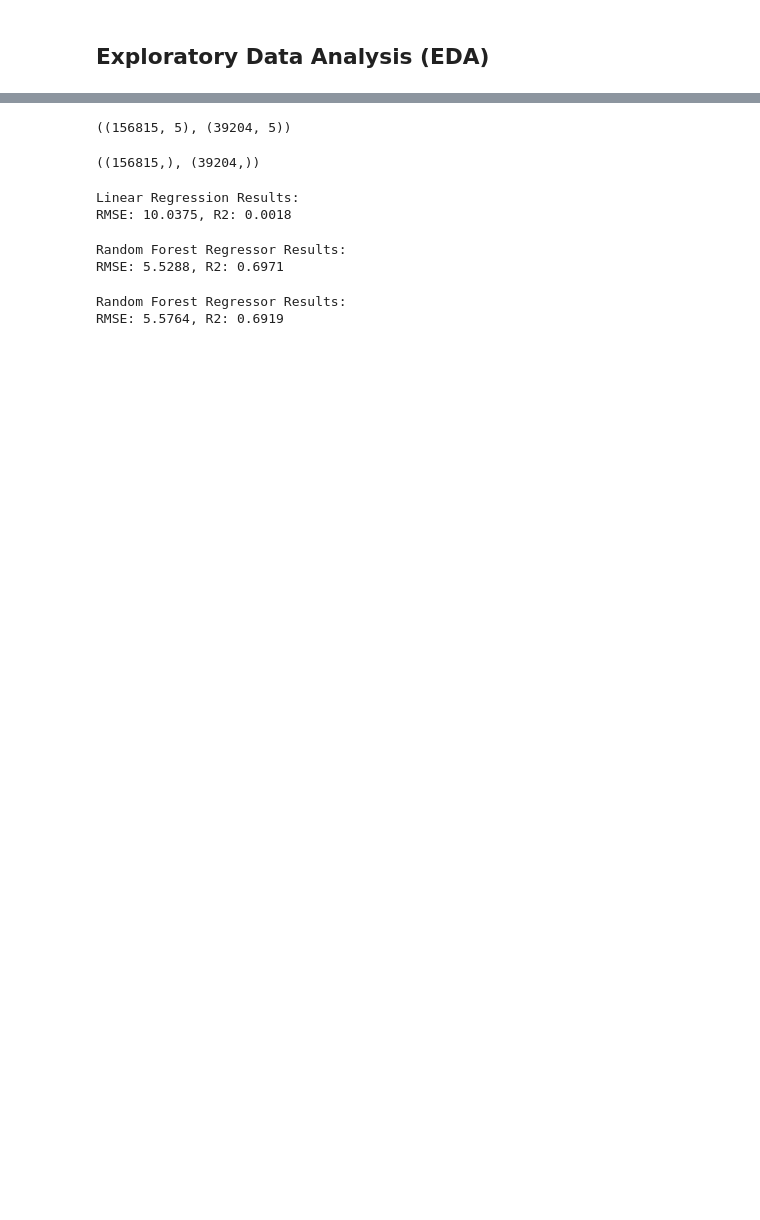
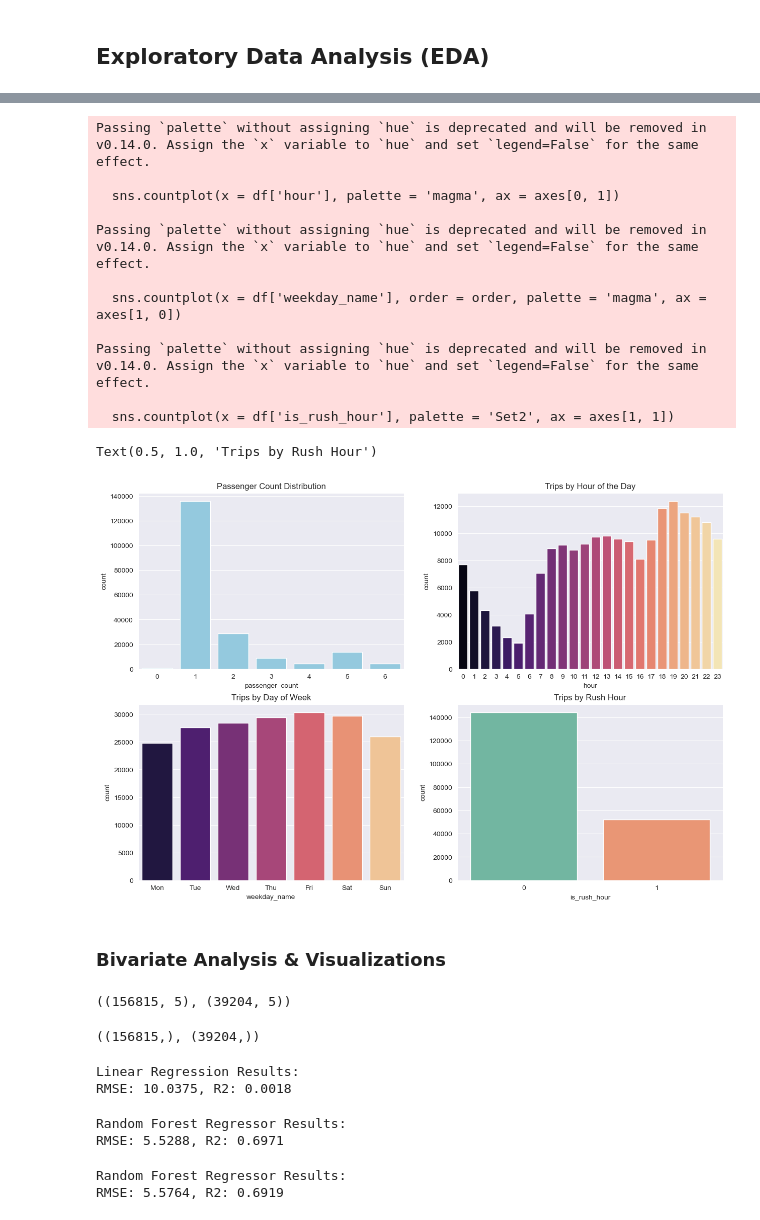
Before and after one commit to junaidazhar42/Uber-Fare-Prediction, a Jupyter notebook: main.ipynb, the cells around one changed output, grey strips where cells are left out. Cells and saved outputs as stored; diff of their text form; code cells hidden in the pictures; blank space fills up the shorter version.

```diff
--- a/main.ipynb
+++ b/main.ipynb
@@ -251,3 +268,39 @@ df.head()
+# %%
+fig, axes = plt.subplots(2, 2, figsize=(15, 10))
+
+# Passenger Count Distribution
+sns.countplot(x = df['passenger_count'], color = 'skyblue', ax = axes[0, 0])
+axes[0, 0].set_title("Passenger Count Distribution")
+
+# Pickup Hour Distribution
+sns.countplot(x = df['hour'], palette = 'magma', ax = axes[0, 1])
+axes[0, 1].set_title("Trips by Hour of the Day")
+
+# Pickup Day Distribution
+day_map = {0:'Mon', 1:'Tue', 2:'Wed', 3:'Thu', 4:'Fri', 5:'Sat', 6:'Sun'}
+df['weekday_name'] =df['weekday'].map(day_map)
+order = ['Mon', 'Tue', 'Wed', 'Thu', 'Fri', 'Sat', 'Sun']
+sns.countplot(x = df['weekday_name'], order = order, palette = 'magma', ax = axes[1, 0])
+axes[1, 0].set_title("Trips by Day of Week")
+
+sns.countplot(x = df['is_rush_hour'], palette = 'Set2', ax = axes[1, 1])
+axes[1, 1].set_title("Trips by Rush Hour")
+# %% [output]
+Passing `palette` without assigning `hue` is deprecated and will be removed in v0.14.0. Assign the `x` variable to `hue` and set `legend=False` for the same effect.
+
+  sns.countplot(x = df['hour'], palette = 'magma', ax = axes[0, 1])
+
+Passing `palette` without assigning `hue` is deprecated and will be removed in v0.14.0. Assign the `x` variable to `hue` and set `legend=False` for the same effect.
+
+  sns.countplot(x = df['weekday_name'], order = order, palette = 'magma', ax = axes[1, 0])
+
+Passing `palette` without assigning `hue` is deprecated and will be removed in v0.14.0. Assign the `x` variable to `hue` and set `legend=False` for the same effect.
+
+  sns.countplot(x = df['is_rush_hour'], palette = 'Set2', ax = axes[1, 1])
+Text(0.5, 1.0, 'Trips by Rush Hour')
+[figure, added]
+# %% [markdown]
+### Bivariate Analysis & Visualizations
 # %%
 # Train Test Split
 
```
Also changed, not shown: parts of 3 cells of this notebook.
